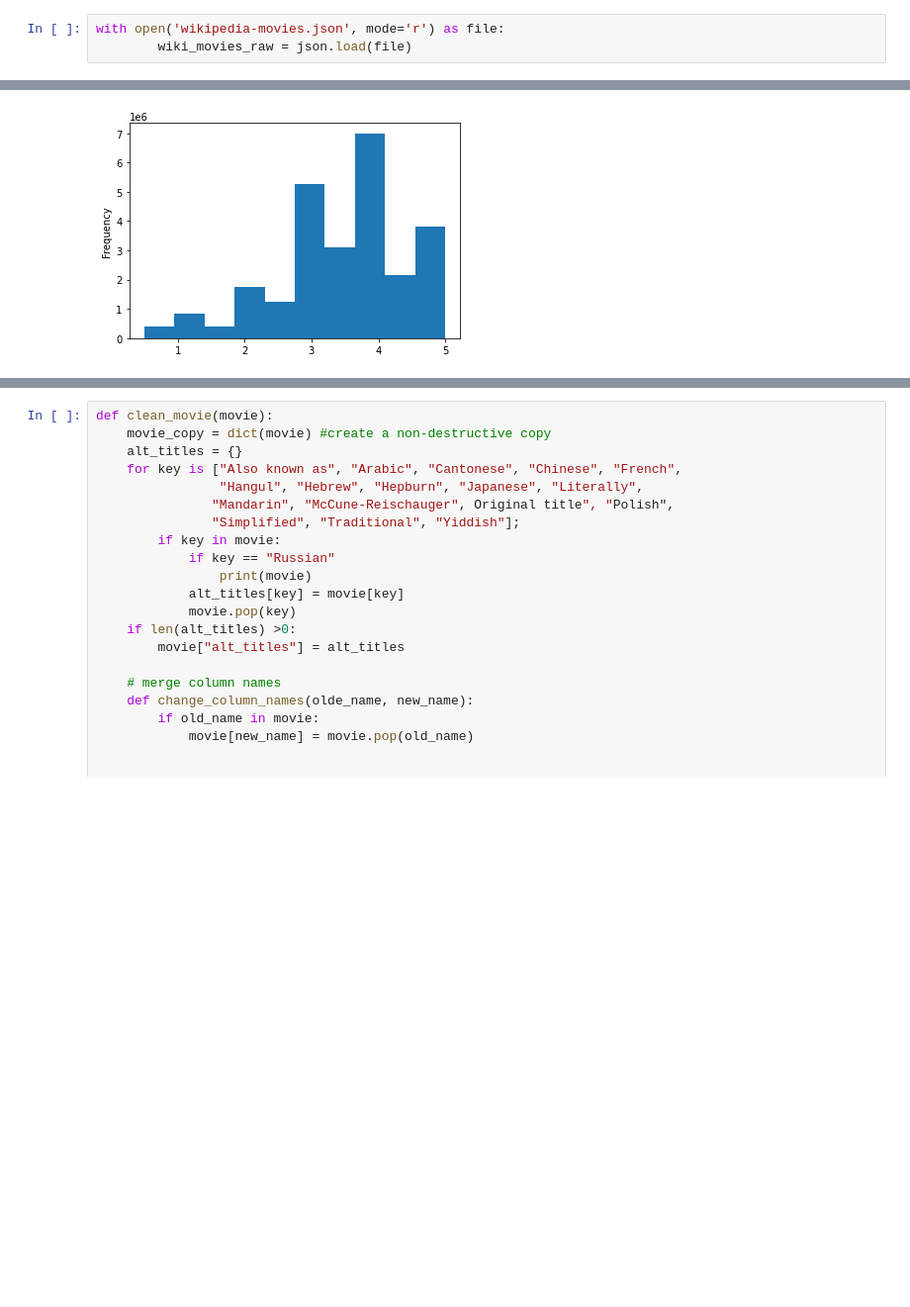
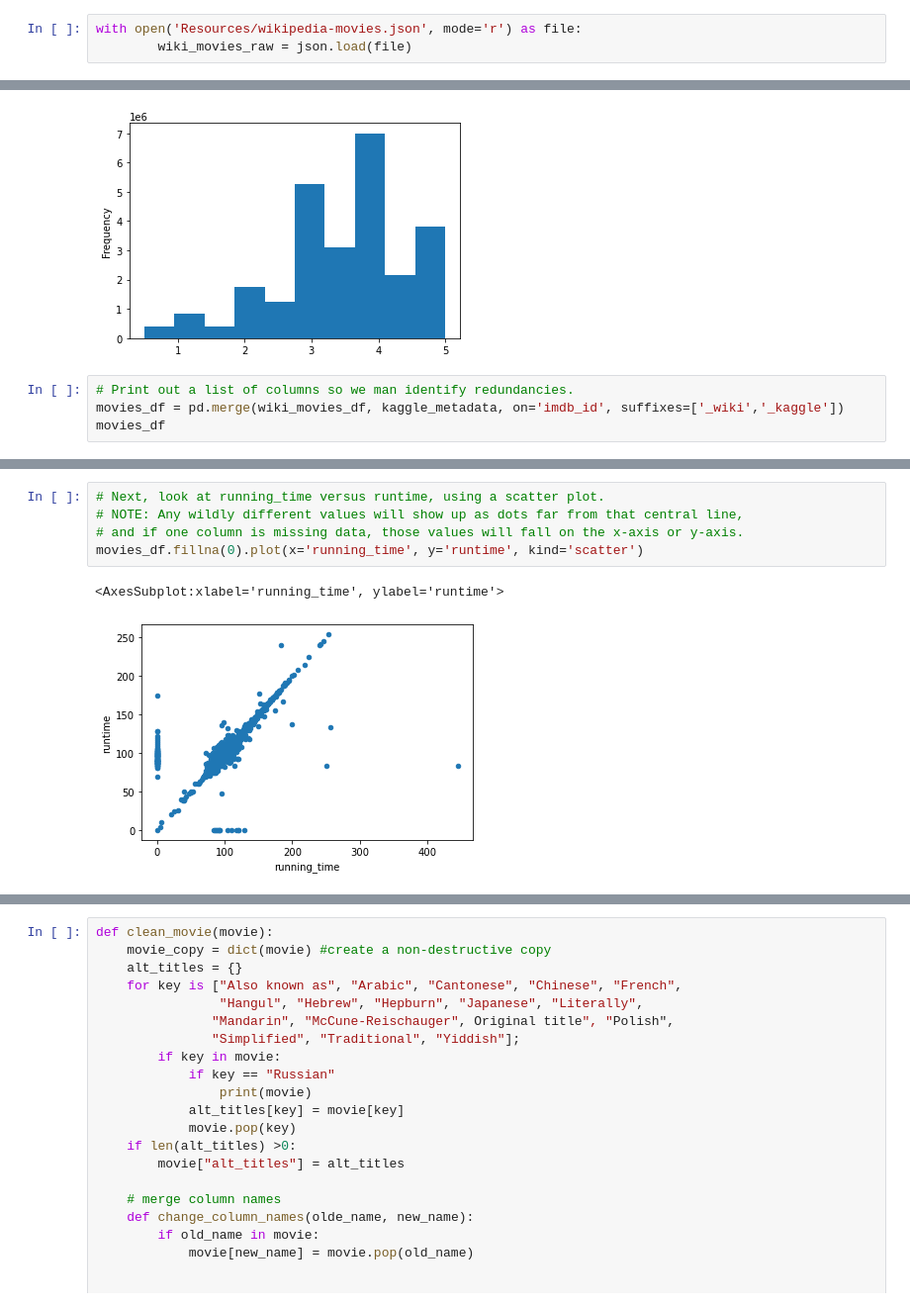
Before and after one commit to mmh926/Movies-ETL, a Jupyter notebook: Transform.ipynb, the cells around one changed output, grey strips where cells are left out. Shown at 99% size. Drawn from its saved outputs; the diff is of its cells as text; blank space fills up the shorter version.

```diff
--- a/Transform.ipynb
+++ b/Transform.ipynb
@@ -28,7 +28,7 @@ ratings.head()
 | 3 | 1 | 1221 | 5.0 | 1425941546 |
 | 4 | 1 | 1246 | 5.0 | 1425941556 |
 # %%
-with open('wikipedia-movies.json', mode='r') as file:
+with open('Resources/wikipedia-movies.json', mode='r') as file:
         wiki_movies_raw = json.load(file)
 # %%
 len(wiki_movies_raw)
@@ -822,3 +822,7 @@ min                     0.50
 max                     5.00
 Name: rating, dtype: float64
 [figure]
+# %%
+# Print out a list of columns so we man identify redundancies.
+movies_df = pd.merge(wiki_movies_df, kaggle_metadata, on='imdb_id', suffixes=['_wiki','_kaggle'])
+movies_df
@@ -824,0 +917,8 @@ Name: rating, dtype: float64
+# %%
+# Next, look at running_time versus runtime, using a scatter plot.
+# NOTE: Any wildly different values will show up as dots far from that central line,
+# and if one column is missing data, those values will fall on the x-axis or y-axis.
+movies_df.fillna(0).plot(x='running_time', y='runtime', kind='scatter')
+# %% [output]
+<AxesSubplot:xlabel='running_time', ylabel='runtime'>
+[figure, added]
```
Also changed, not shown: parts of 31 cells of this notebook.
